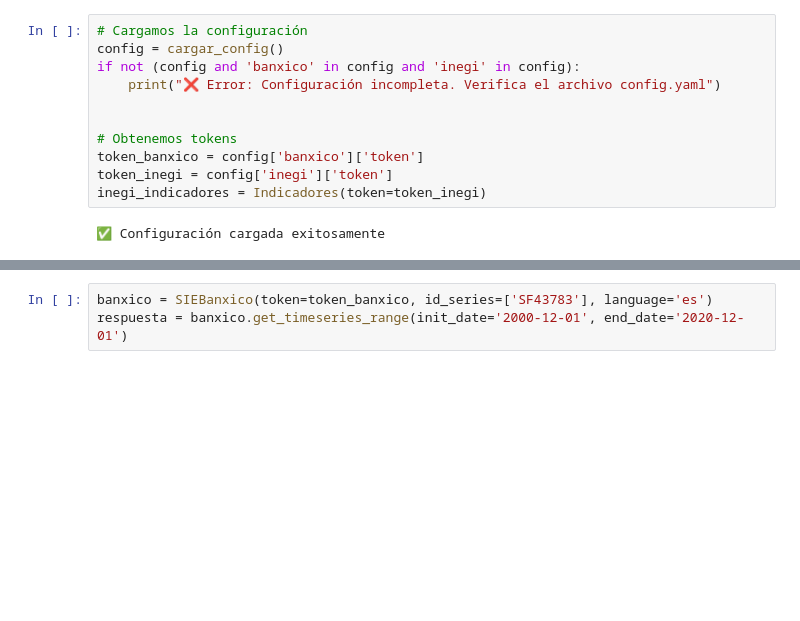
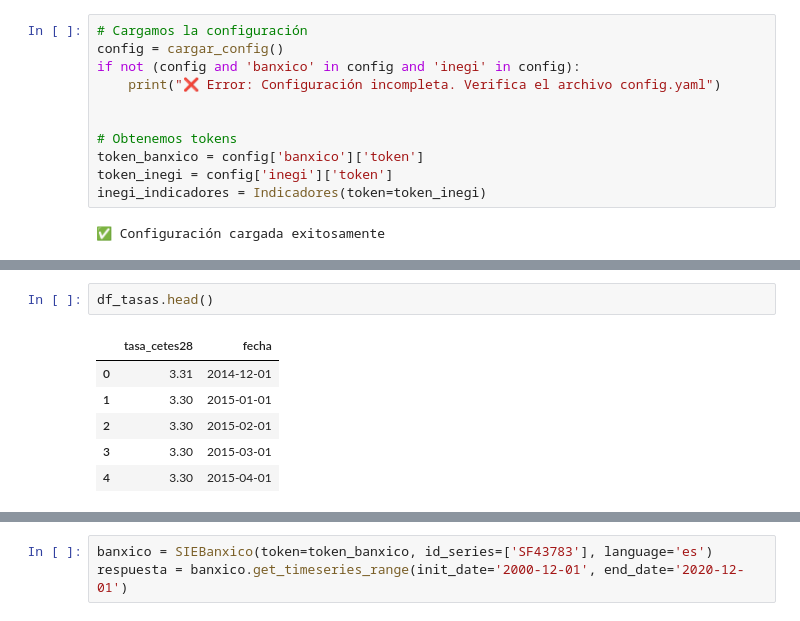
Before and after one commit to ROrodrigp/banxico-inegi-analysis, a Jupyter notebook: analisis_economico_banxico_inegi.ipynb, the cells around one changed output, grey strips where cells are left out. Cells and saved outputs as stored; diff of their text form; blank space fills up the shorter version.

```diff
--- a/analisis_economico_banxico_inegi.ipynb
+++ b/analisis_economico_banxico_inegi.ipynb
@@ -196,0 +371,9 @@ df_inflacion.head()
+# %%
+df_tasas.head()
+# %% [output]
+|  | tasa_cetes28 | fecha |
+| 0 | 3.31 | 2014-12-01 |
+| 1 | 3.30 | 2015-01-01 |
+| 2 | 3.30 | 2015-02-01 |
+| 3 | 3.30 | 2015-03-01 |
+| 4 | 3.30 | 2015-04-01 |
```
Also changed, not shown: parts of 11 cells of this notebook.
